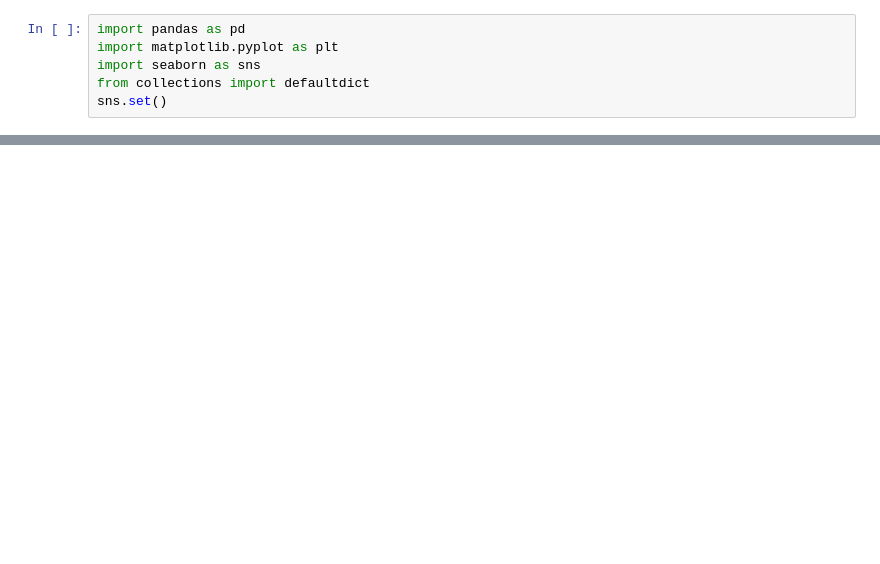
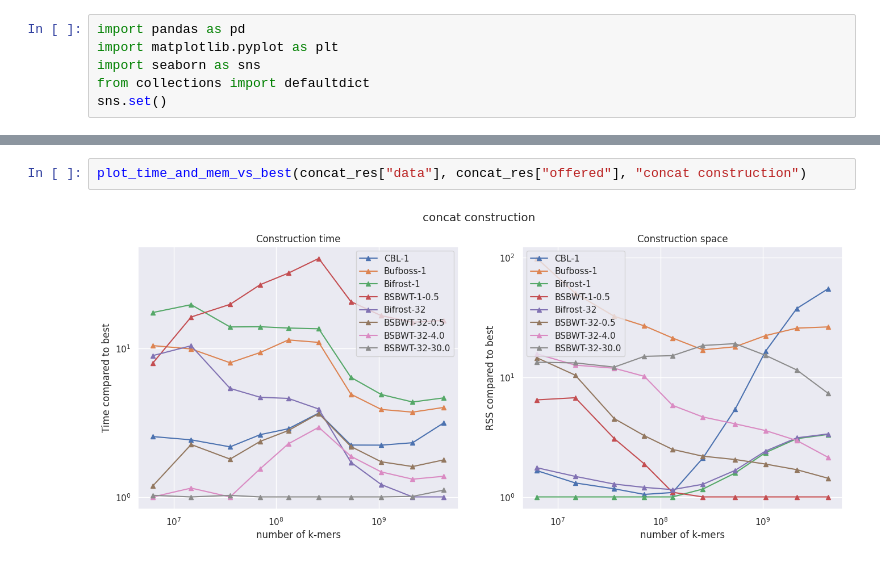
Before and after one commit to saskeli/Dynamic_SBWT_experiments, a Jupyter notebook: expanding.ipynb, the cells around one changed output, grey strips where cells are left out. Saved outputs shown, nothing was run; the diff lists cells and outputs as text; blank space fills up the shorter version.

```diff
--- a/expanding.ipynb
+++ b/expanding.ipynb
@@ -99,0 +127,4 @@ plt.show()
+# %%
+plot_time_and_mem_vs_best(concat_res["data"], concat_res["offered"], "concat construction")
+# %% [output]
+[figure, added]
```
Also changed, not shown: parts of 10 cells of this notebook, 12 other files.
